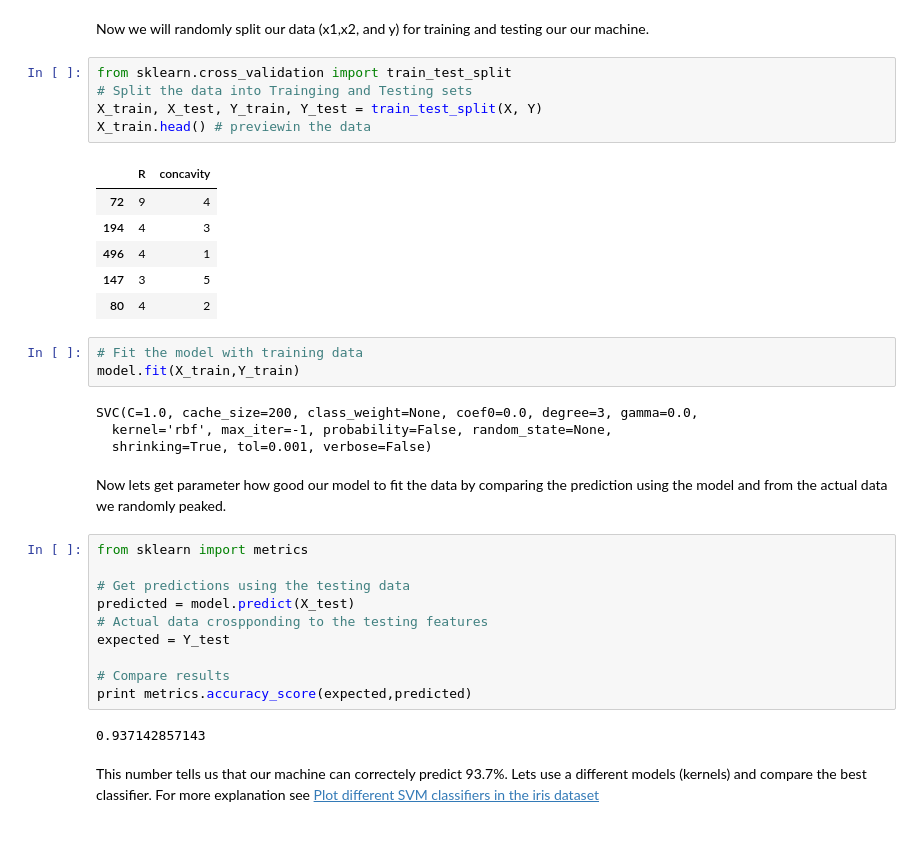
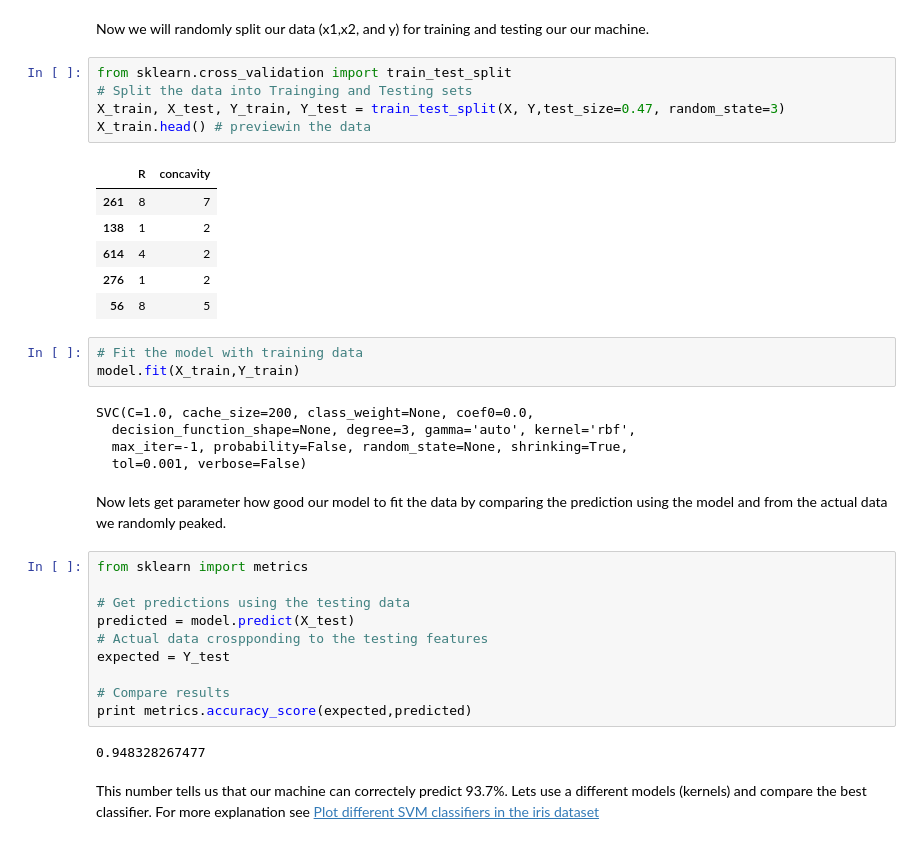
Before and after one commit to Raey2014/Machine-learning-with-Scikit-learn, a Jupyter notebook: Support Vector Machines-breast-cancer.ipynb, the cells around one changed output. Cells and saved outputs as stored; diff of their text form.

```diff
--- a/Support Vector Machines-breast-cancer.ipynb
+++ b/Support Vector Machines-breast-cancer.ipynb
@@ -125,22 +125,23 @@ Now we will randomly split our data (x1,x2, and y) for training and testing our
 # %%
 from sklearn.cross_validation import train_test_split
 # Split the data into Trainging and Testing sets
-X_train, X_test, Y_train, Y_test = train_test_split(X, Y)
+X_train, X_test, Y_train, Y_test = train_test_split(X, Y,test_size=0.47, random_state=3)
 X_train.head() # previewin the data
 # %% [output]
 |  | R | concavity |
-| 72 | 9 | 4 |
-| 194 | 4 | 3 |
-| 496 | 4 | 1 |
-| 147 | 3 | 5 |
-| 80 | 4 | 2 |
+| 261 | 8 | 7 |
+| 138 | 1 | 2 |
+| 614 | 4 | 2 |
+| 276 | 1 | 2 |
+| 56 | 8 | 5 |
 # %%
 # Fit the model with training data
 model.fit(X_train,Y_train)
 # %% [output]
-SVC(C=1.0, cache_size=200, class_weight=None, coef0=0.0, degree=3, gamma=0.0,
-  kernel='rbf', max_iter=-1, probability=False, random_state=None,
-  shrinking=True, tol=0.001, verbose=False)
+SVC(C=1.0, cache_size=200, class_weight=None, coef0=0.0,
+  decision_function_shape=None, degree=3, gamma='auto', kernel='rbf',
+  max_iter=-1, probability=False, random_state=None, shrinking=True,
+  tol=0.001, verbose=False)
 # %% [markdown]
 Now lets get parameter how good our model to fit the data by comparing the prediction using the model and
 from the actual data we randomly peaked.
@@ -155,7 +156,7 @@ expected = Y_test
 # Compare results
 print metrics.accuracy_score(expected,predicted)
 # %% [output]
-0.937142857143
+0.948328267477
 # %% [markdown]
 This number tells us that our machine can correctely predict 93.7%. Lets use a different models (kernels) and compare the best classifier. For more explanation see [Plot different SVM classifiers in the iris dataset](http://scikit-learn.org/stable/auto_examples/svm/plot_iris.html)
 # %%
```
Also changed, not shown: parts of 4 cells of this notebook.
